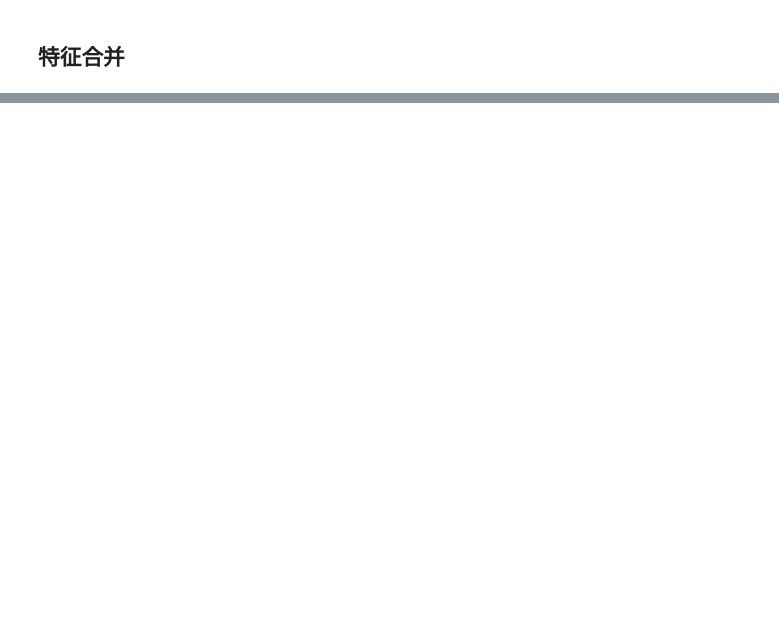
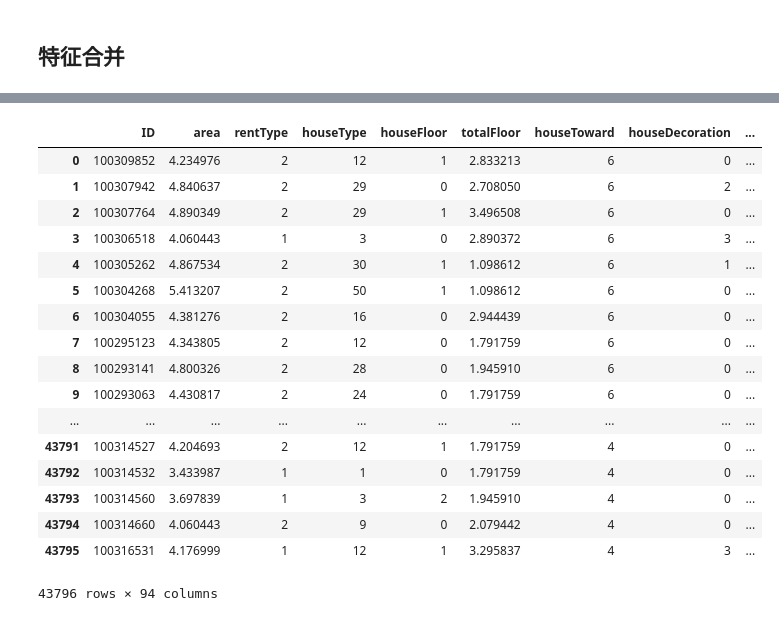
Before and after one commit to hellowJuly/Rent_predict, a Jupyter notebook: Features.ipynb, the cells around one changed output, grey strips where cells are left out. Cells and saved outputs as stored; diff of their text form; code cells hidden in the pictures; blank space fills up the shorter version.

```diff
--- a/Features.ipynb
+++ b/Features.ipynb
@@ -202,0 +200,14 @@ def merge(data):
+# %%
+def merge_(data):
+    data['transport']=data['subwayStationNum']/data['subwayStationNum'].mean()+2*data['busStationNum']/data['busStationNum'].mean()
+    data['school']=1.5*data['interSchoolNum']/data['interSchoolNum'].mean()+data['schoolNum']/data['schoolNum'].mean()\
+                    +1.2*data['privateSchoolNum']/data['privateSchoolNum'].mean()
+    data['hospital']=1.5*data['hospitalNum']/data['hospitalNum'].mean()+data['drugStoreNum']/data['drugStoreNum'].mean()
+    data['mall']=1.5*data['mallNum']/data['mallNum'].mean()+data['superMarketNum']/data['superMarketNum'].mean()
+    data['other']=1.5*data['gymNum']/data['gymNum'].mean()+1.8*data['bankNum']/data['bankNum'].mean()+\
+                    data['shopNum']/data['shopNum'].mean()+data['parkNum']/data['parkNum'].mean()
+    data.drop(['subwayStationNum', 'busStationNum', 'interSchoolNum', 'schoolNum', 'privateSchoolNum', 'hospitalNum', 'drugStoreNum',\
+               'gymNum', 'bankNum', 'shopNum', 'parkNum', 'mallNum', 'superMarketNum'],inplace=True,axis=1)
+    return data
+
+data=merge_(data)
@@ -202,0 +216,18 @@ def merge(data):
+# %%
+#类别统计特征
+def feature_count(data,features):
+    new_feature='_count'
+    for f in features:
+        new_feature=f+new_feature
+    temp=data.groupby(features).size().reset_index().rename(columns={0:new_feature})
+    data=data.merge(temp,on=features,how='left')
+    #data[new_feature].fillna(0)
+    return data
+
+data=feature_count(data,['communityName'])
+data=feature_count(data,['totalFloor'])
+data=feature_count(data,['buildYear'])
+data=feature_count(data,['plate'])
+data=feature_count(data,['communityName','totalFloor'])
+data=feature_count(data,['communityName','buildYear'])
+data=feature_count(data,['region','plate'])
@@ -203 +331,22 @@ def merge(data):
+# %%
+data
+# %% [output]
+|  | ID | area | rentType | houseType | houseFloor | totalFloor | houseToward | houseDecoration | ... |
+| 0 | 100309852 | 4.234976 | 2 | 12 | 1 | 2.833213 | 6 | 0 | ... |
+| 1 | 100307942 | 4.840637 | 2 | 29 | 0 | 2.708050 | 6 | 2 | ... |
+| 2 | 100307764 | 4.890349 | 2 | 29 | 1 | 3.496508 | 6 | 0 | ... |
+| 3 | 100306518 | 4.060443 | 1 | 3 | 0 | 2.890372 | 6 | 3 | ... |
+| 4 | 100305262 | 4.867534 | 2 | 30 | 1 | 1.098612 | 6 | 1 | ... |
+| 5 | 100304268 | 5.413207 | 2 | 50 | 1 | 1.098612 | 6 | 0 | ... |
+| 6 | 100304055 | 4.381276 | 2 | 16 | 0 | 2.944439 | 6 | 0 | ... |
+| 7 | 100295123 | 4.343805 | 2 | 12 | 0 | 1.791759 | 6 | 0 | ... |
+| 8 | 100293141 | 4.800326 | 2 | 28 | 0 | 1.945910 | 6 | 0 | ... |
+| 9 | 100293063 | 4.430817 | 2 | 24 | 0 | 1.791759 | 6 | 0 | ... |
+| ... | ... | ... | ... | ... | ... | ... | ... | ... | ... |
+| 43791 | 100314527 | 4.204693 | 2 | 12 | 1 | 1.791759 | 4 | 0 | ... |
+| 43792 | 100314532 | 3.433987 | 1 | 1 | 0 | 1.791759 | 4 | 0 | ... |
+| 43793 | 100314560 | 3.697839 | 1 | 3 | 2 | 1.945910 | 4 | 0 | ... |
+| 43794 | 100314660 | 4.060443 | 2 | 9 | 0 | 2.079442 | 4 | 0 | ... |
+| 43795 | 100316531 | 4.176999 | 1 | 12 | 1 | 3.295837 | 4 | 3 | ... |
+43796 rows × 94 columns
 # %%
```
Also changed, not shown: parts of 26 cells of this notebook.
